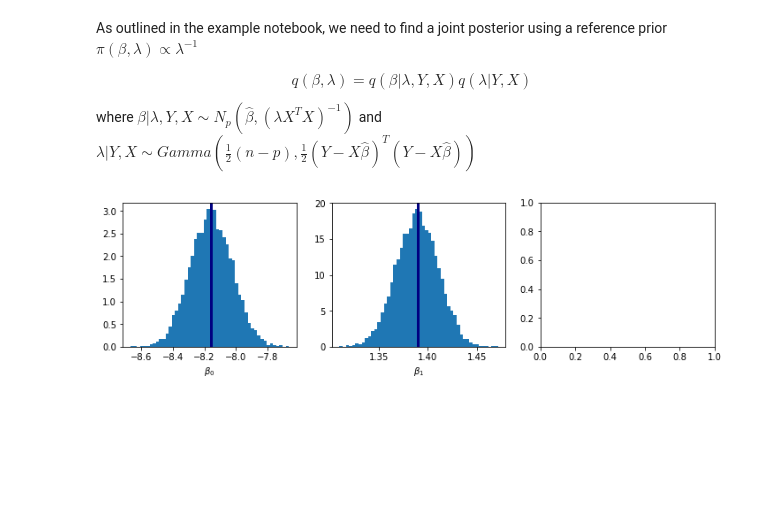
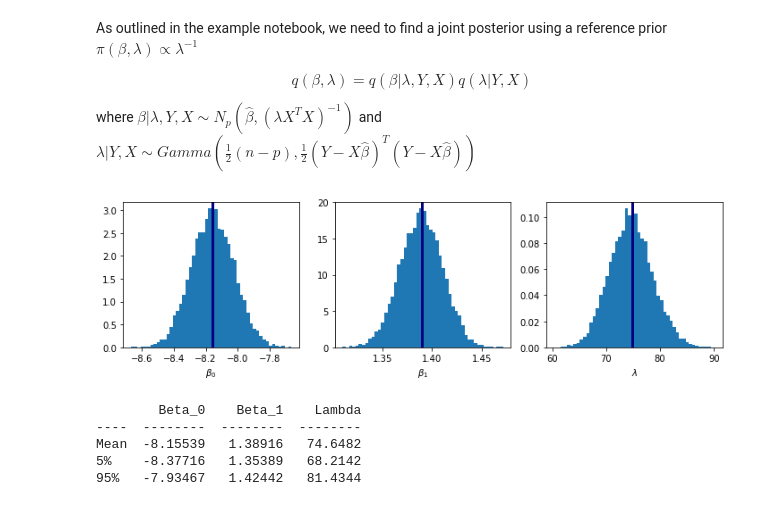
Before and after one commit to tylerbarna/AST5731-lab, a Jupyter notebook: Activity 07/Activity 07 -- Tyler Barna.ipynb, the cells around one changed output. Drawn from its saved outputs; the diff is of its cells as text; code cells hidden in the pictures; blank space fills up the shorter version.

```diff
--- a/Activity 07/Activity 07 -- Tyler Barna.ipynb
+++ b/Activity 07/Activity 07 -- Tyler Barna.ipynb
@@ -175,14 +177,32 @@ for j in range(n_real):
 # %%
 fig, [ax1,ax2,ax3] = plt.subplots(1,3,figsize=(12,3))
 
 idx = 0
 for ax in (ax1,ax2):
     ax.set_xlabel(r'$\beta_%s$'%str(idx))
     ax.axvline(p_mat[0,idx],
                lw=3,color='navy',
                label='MLE',)
     ax.hist(betarray[:,idx],density=True,bins=50)
+    idx+=1
+ax3.set_xlabel(r'$\lambda$')
+ax3.axvline(len(y)/np.sum(res**2),
+            lw=3,color='navy',
+            label='MLE')
+ax3.hist(lam_vec,density=True,bins=50);
+plt.show();
 
-    idx+=1
+
+dat = [
+       ['Mean', np.mean(betarray[:,0]),np.mean(betarray[:,1]),np.mean(lam_vec)],
+       ['5%', np.percentile(betarray[:,0],5),np.percentile(betarray[:,1],5),np.percentile(lam_vec,5)],
+       ['95%', np.percentile(betarray[:,0],95),np.percentile(betarray[:,1],95),np.percentile(lam_vec,95)]
+       ]
+print(tab(dat,headers=['','Beta_0','Beta_1','Lambda']))
 # %% [output]
-[figure, old version]
+[figure, new version]
+        Beta_0    Beta_1    Lambda
+----  --------  --------  --------
+Mean  -8.15539   1.38916   74.6482
+5%    -8.37716   1.35389   68.2142
+95%   -7.93467   1.42442   81.4344
```
Also changed, not shown: parts of 1 cell of this notebook.
